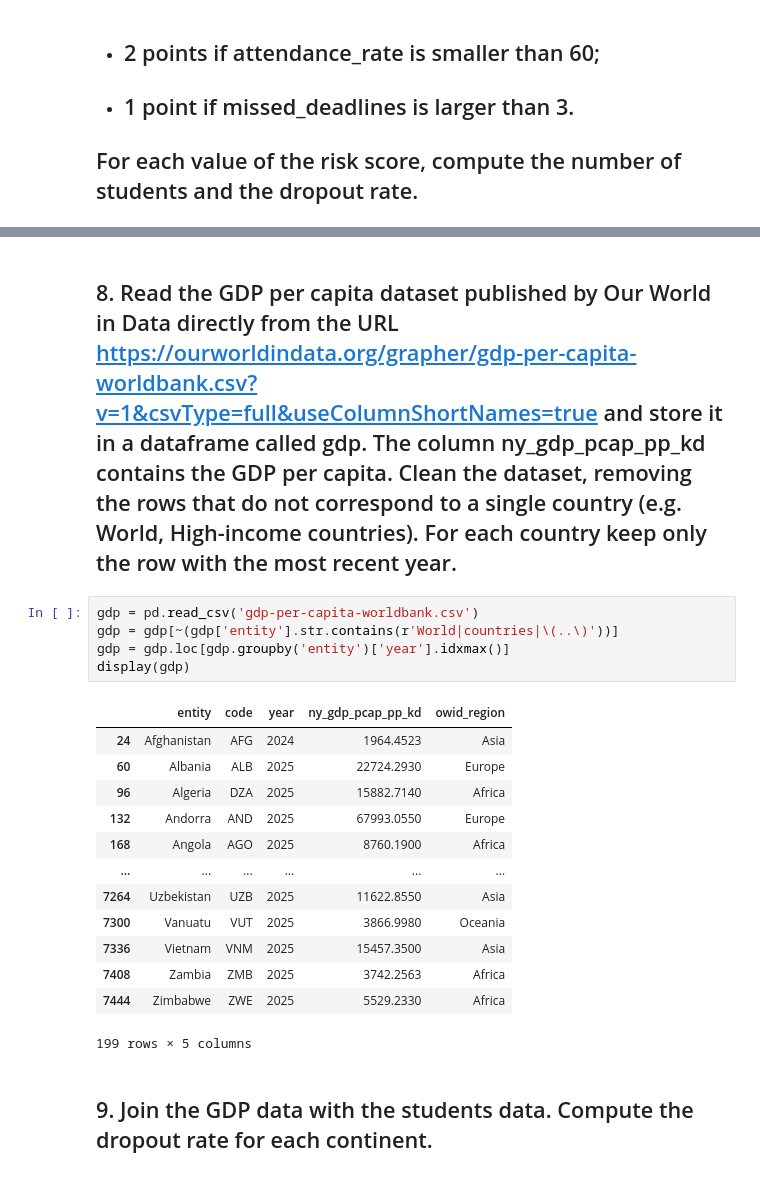
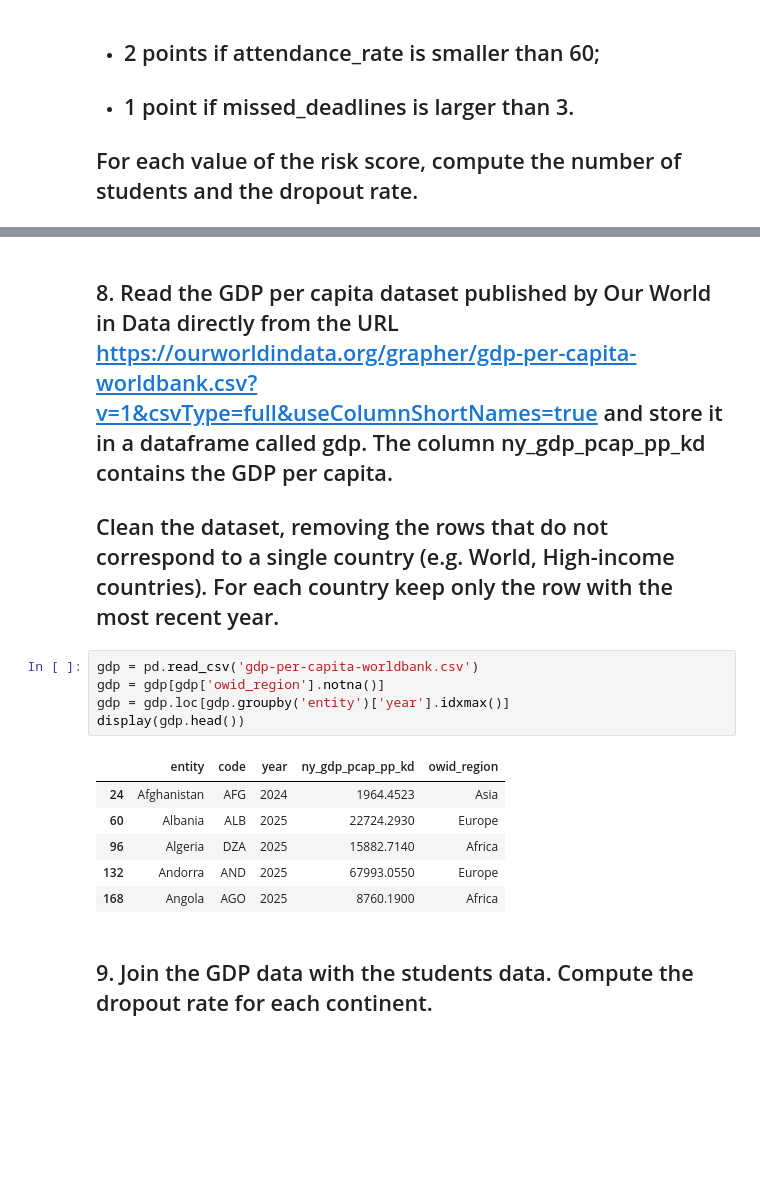
Before and after one commit to AFVicini/ViciniProjectFOCS, a Jupyter notebook: ViciniProjectFOCS.ipynb, the cells around one changed output, grey strips where cells are left out. Cells and saved outputs as stored; diff of their text form; blank space fills up the shorter version.

```diff
--- a/ViciniProjectFOCS.ipynb
+++ b/ViciniProjectFOCS.ipynb
@@ -221,26 +223,20 @@ display(students_at_risk)
 | 7 | 7 | 267 | 0.827715 |
 | 8 | 8 | 40 | 0.900000 |
 # %% [markdown]
-## 8. Read the GDP per capita dataset published by Our World in Data directly from the URL https://ourworldindata.org/grapher/gdp-per-capita-worldbank.csv?v=1&csvType=full&useColumnShortNames=true and store it in a dataframe called gdp. The column ny_gdp_pcap_pp_kd contains the GDP per capita. Clean the dataset, removing the rows that do not correspond to a single country (e.g. World, High-income countries). For each country keep only the row with the most recent year.
+## 8. Read the GDP per capita dataset published by Our World in Data directly from the URL https://ourworldindata.org/grapher/gdp-per-capita-worldbank.csv?v=1&csvType=full&useColumnShortNames=true and store it in a dataframe called gdp. The column ny_gdp_pcap_pp_kd contains the GDP per capita.
+## Clean the dataset, removing the rows that do not correspond to a single country (e.g. World, High-income countries). For each country keep only the row with the most recent year.
 # %%
 gdp = pd.read_csv('gdp-per-capita-worldbank.csv')
-gdp = gdp[~(gdp['entity'].str.contains(r'World|countries|\(..\)'))]
+gdp = gdp[gdp['owid_region'].notna()]
 gdp = gdp.loc[gdp.groupby('entity')['year'].idxmax()]
-display(gdp)
+display(gdp.head())
 # %% [output]
 |  | entity | code | year | ny_gdp_pcap_pp_kd | owid_region |
 | 24 | Afghanistan | AFG | 2024 | 1964.4523 | Asia |
 | 60 | Albania | ALB | 2025 | 22724.2930 | Europe |
 | 96 | Algeria | DZA | 2025 | 15882.7140 | Africa |
 | 132 | Andorra | AND | 2025 | 67993.0550 | Europe |
 | 168 | Angola | AGO | 2025 | 8760.1900 | Africa |
-| ... | ... | ... | ... | ... | ... |
-| 7264 | Uzbekistan | UZB | 2025 | 11622.8550 | Asia |
-| 7300 | Vanuatu | VUT | 2025 | 3866.9980 | Oceania |
-| 7336 | Vietnam | VNM | 2025 | 15457.3500 | Asia |
-| 7408 | Zambia | ZMB | 2025 | 3742.2563 | Africa |
-| 7444 | Zimbabwe | ZWE | 2025 | 5529.2330 | Africa |
-199 rows × 5 columns
 # %% [markdown]
 ## 9. Join the GDP data with the students data. Compute the dropout rate for each continent.
 # %%
```
Also changed, not shown: parts of 6 cells of this notebook.
